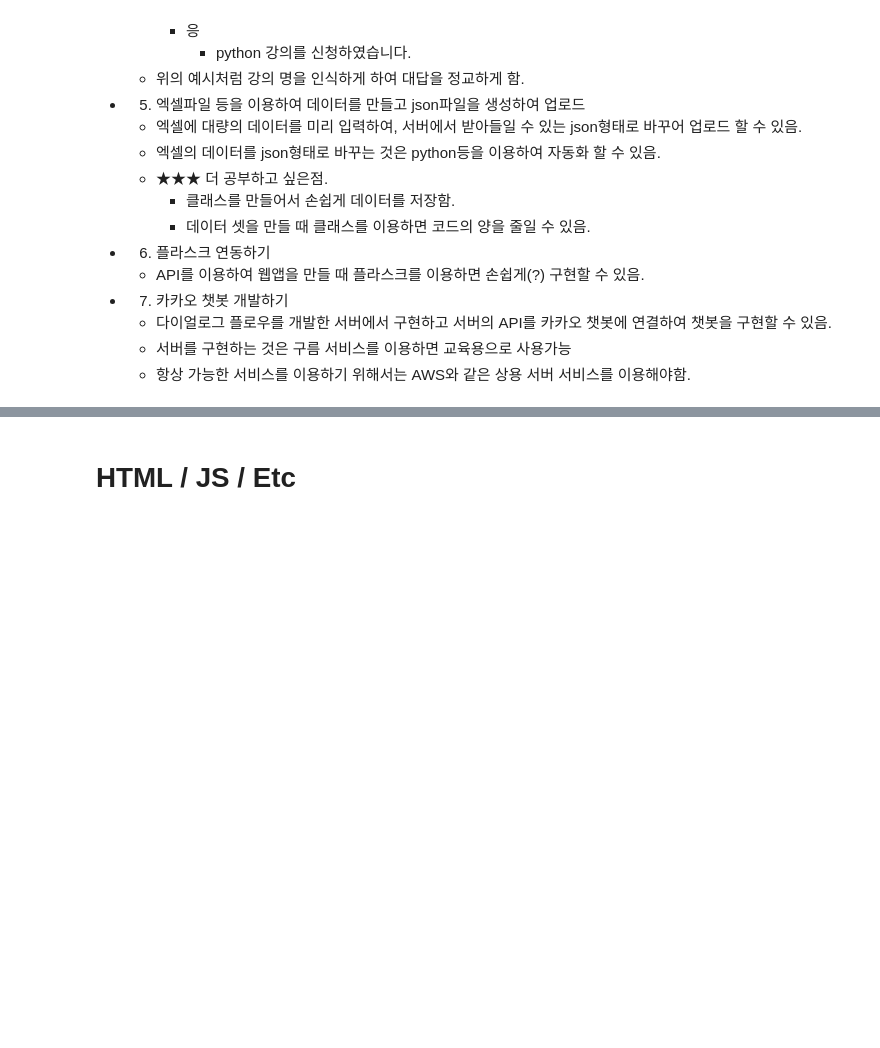
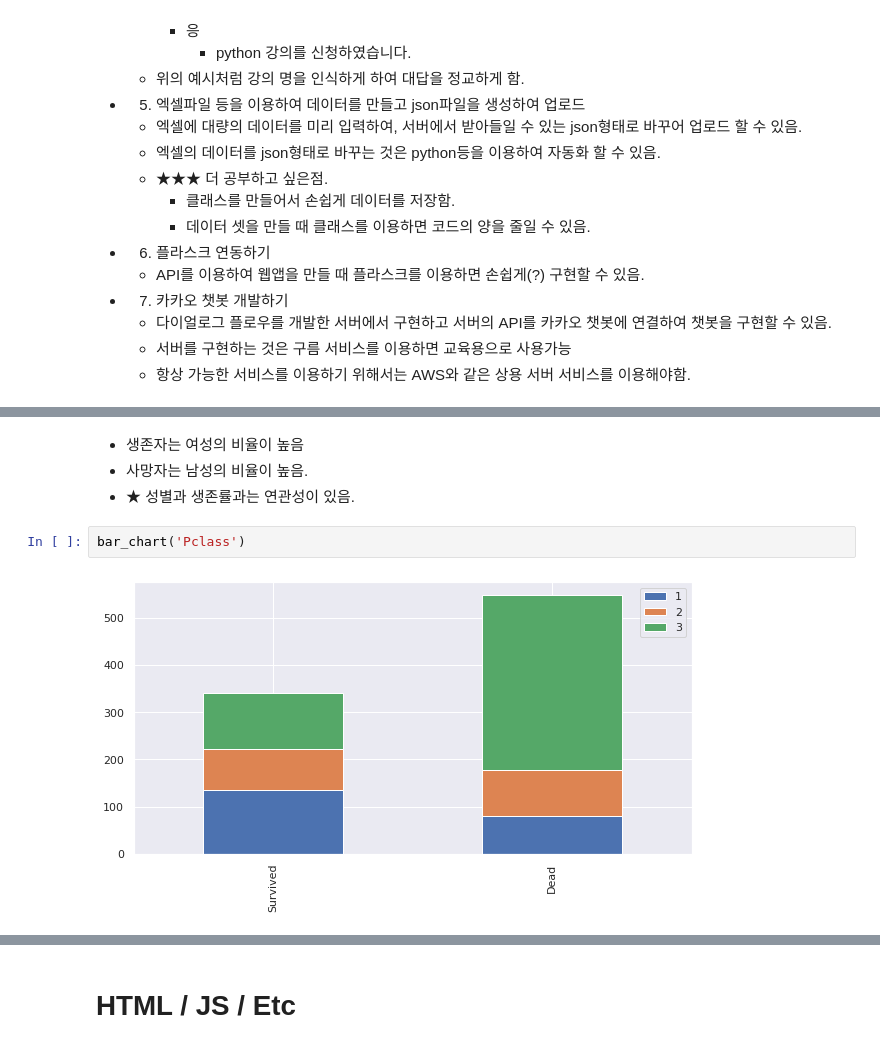
Before and after one commit to 951237/TIL, a Jupyter notebook: TIL_2020_02.ipynb, the cells around one changed output, grey strips where cells are left out. Saved outputs shown, nothing was run; the diff lists cells and outputs as text; blank space fills up the shorter version.

```diff
--- a/TIL_2020_02.ipynb
+++ b/TIL_2020_02.ipynb
@@ -341,0 +503,8 @@ hyo
+# %% [markdown]
+- 생존자는 여성의 비율이 높음
+- 사망자는 남성의 비율이 높음.
+- ★ 성별과 생존률과는 연관성이 있음.
+# %%
+bar_chart('Pclass')
+# %% [output]
+[figure, added]
```
Also changed, not shown: parts of 33 cells of this notebook.
